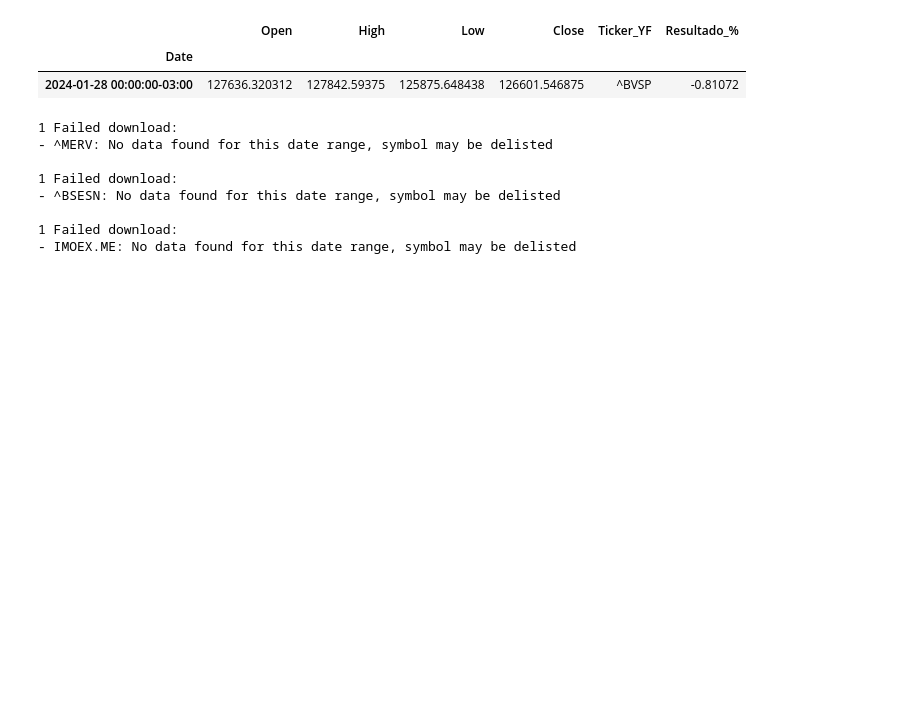
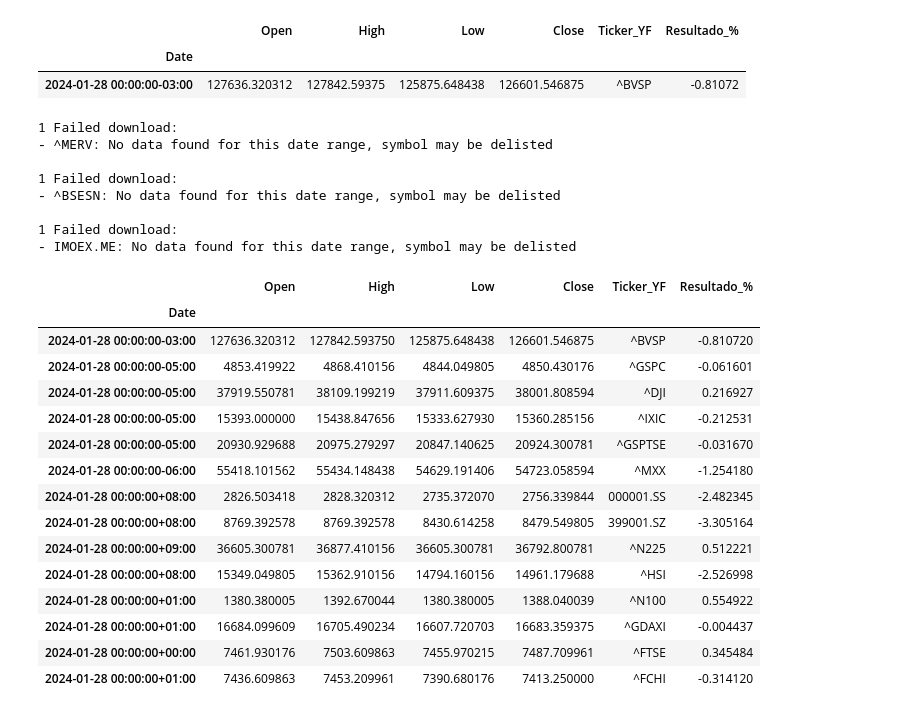
Before and after one commit to Akirahori/Mercado-Financeiro, a Jupyter notebook: Projetos/Reports/Weekly_Report.ipynb, the cells around one changed output. Drawn from its saved outputs; the diff is of its cells as text; code cells hidden in the pictures; blank space fills up the shorter version.

```diff
--- a/Projetos/Reports/Weekly_Report.ipynb
+++ b/Projetos/Reports/Weekly_Report.ipynb
@@ -170,3 +170,22 @@ for i in df_yf_world_indices.Ticker_YF:
 
 1 Failed download:
 - IMOEX.ME: No data found for this date range, symbol may be delisted
+# %%
+world_ohlcv
+# %% [output]
+|  | Open | High | Low | Close | Ticker_YF | Resultado_% |
+| Date |  |  |  |  |  |  |
+| 2024-01-28 00:00:00-03:00 | 127636.320312 | 127842.593750 | 125875.648438 | 126601.546875 | ^BVSP | -0.810720 |
+| 2024-01-28 00:00:00-05:00 | 4853.419922 | 4868.410156 | 4844.049805 | 4850.430176 | ^GSPC | -0.061601 |
+| 2024-01-28 00:00:00-05:00 | 37919.550781 | 38109.199219 | 37911.609375 | 38001.808594 | ^DJI | 0.216927 |
+| 2024-01-28 00:00:00-05:00 | 15393.000000 | 15438.847656 | 15333.627930 | 15360.285156 | ^IXIC | -0.212531 |
+| 2024-01-28 00:00:00-05:00 | 20930.929688 | 20975.279297 | 20847.140625 | 20924.300781 | ^GSPTSE | -0.031670 |
+| 2024-01-28 00:00:00-06:00 | 55418.101562 | 55434.148438 | 54629.191406 | 54723.058594 | ^MXX | -1.254180 |
+| 2024-01-28 00:00:00+08:00 | 2826.503418 | 2828.320312 | 2735.372070 | 2756.339844 | 000001.SS | -2.482345 |
+| 2024-01-28 00:00:00+08:00 | 8769.392578 | 8769.392578 | 8430.614258 | 8479.549805 | 399001.SZ | -3.305164 |
+| 2024-01-28 00:00:00+09:00 | 36605.300781 | 36877.410156 | 36605.300781 | 36792.800781 | ^N225 | 0.512221 |
+| 2024-01-28 00:00:00+08:00 | 15349.049805 | 15362.910156 | 14794.160156 | 14961.179688 | ^HSI | -2.526998 |
+| 2024-01-28 00:00:00+01:00 | 1380.380005 | 1392.670044 | 1380.380005 | 1388.040039 | ^N100 | 0.554922 |
+| 2024-01-28 00:00:00+01:00 | 16684.099609 | 16705.490234 | 16607.720703 | 16683.359375 | ^GDAXI | -0.004437 |
+| 2024-01-28 00:00:00+00:00 | 7461.930176 | 7503.609863 | 7455.970215 | 7487.709961 | ^FTSE | 0.345484 |
+| 2024-01-28 00:00:00+01:00 | 7436.609863 | 7453.209961 | 7390.680176 | 7413.250000 | ^FCHI | -0.314120 |
```
Also changed, not shown: parts of 13 cells of this notebook.
